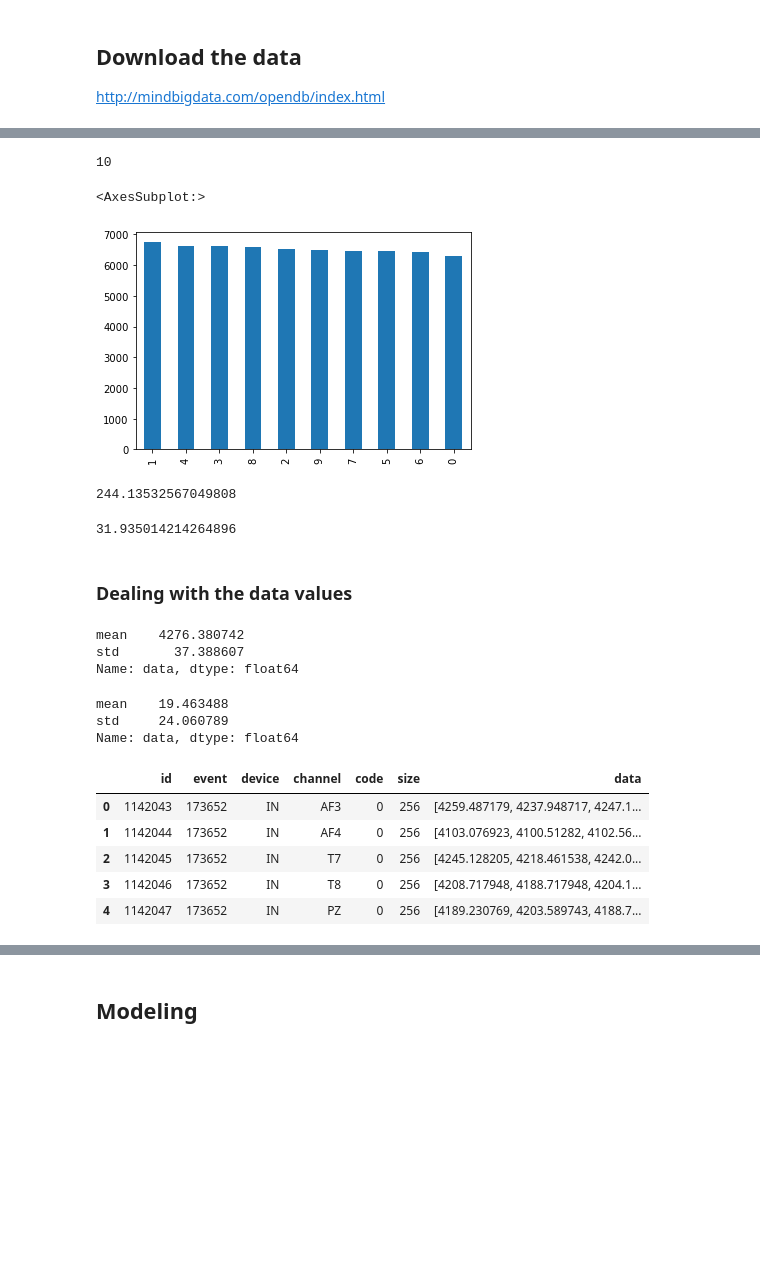
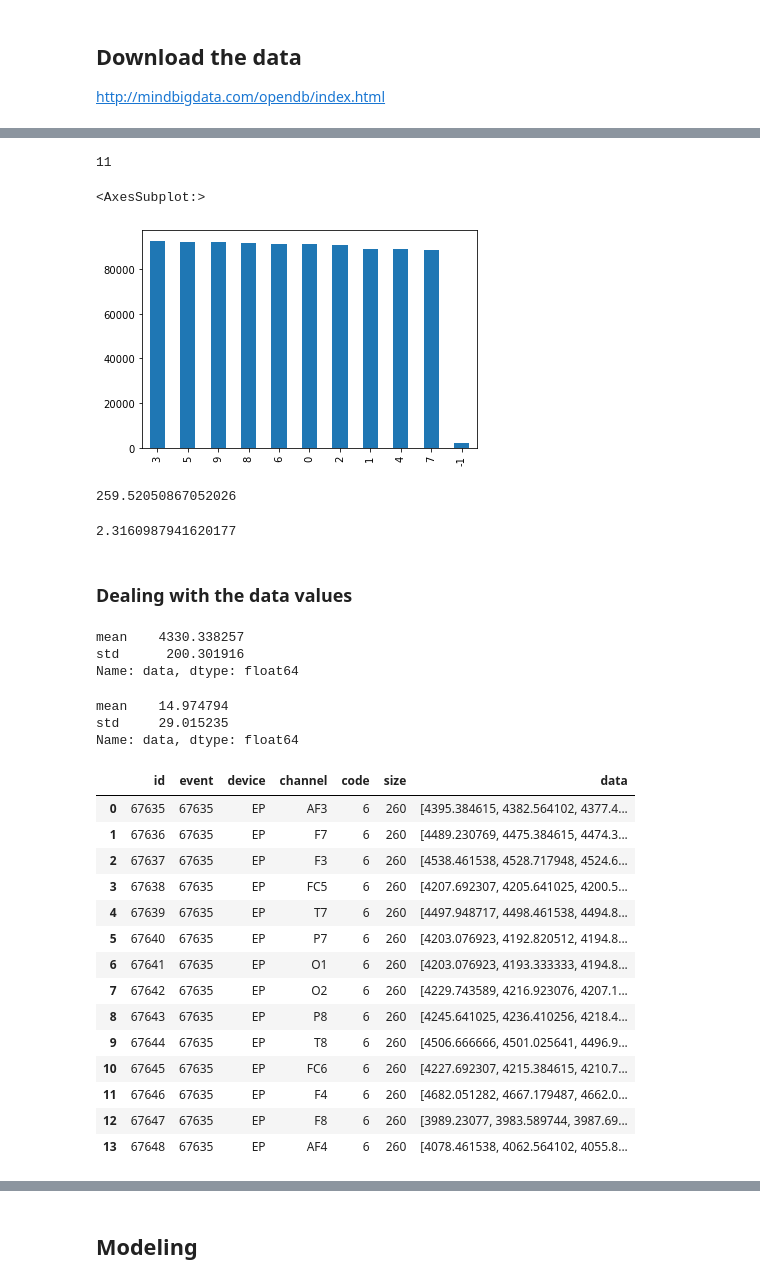
Before and after one commit to daruai/MNIST-brain-digits, a Jupyter notebook: brain-digits-periodogram.ipynb, the cells around one changed output, grey strips where cells are left out. Saved outputs shown, nothing was run; the diff lists cells and outputs as text; code cells hidden in the pictures; blank space fills up the shorter version.

```diff
--- a/brain-digits-periodogram.ipynb
+++ b/brain-digits-periodogram.ipynb
@@ -24,7 +25,7 @@ http://mindbigdata.com/opendb/index.html
 # %%
 # Load and clean data
 # %%
-PATH_DATA="DATA/IN.txt"
+PATH_DATA="DATA/EP.txt"
 
 with open(PATH_DATA,'r') as f:
     print(f.readline())
@@ -76,20 +77,22 @@ df.channel.value_counts().plot.bar()
 # %%
 df.code.nunique()
 # %% [output]
-10
+11
 # %%
 df.code.value_counts().plot.bar()
 # %% [output]
 <AxesSubplot:>
-[figure, old version]
+[figure, new version]
+# %%
+df=df.query("code!=-1")
 # %%
 df["size"].mean()
 # %% [output]
-244.13532567049808
+259.52050867052026
 # %%
 df["size"].std()
 # %% [output]
-31.935014214264896
+2.3160987941620177
 # %% [markdown]
 ### Dealing with the data values
 # %%
@@ -97,25 +100,34 @@ df.data=df.data.apply(lambda x: [float(i) for i in x.split(",")])
 # %%
 df.data.apply(np.mean).agg(["mean","std"])
 # %% [output]
-mean    4276.380742
-std       37.388607
+mean    4330.338257
+std      200.301916
 Name: data, dtype: float64
 # %%
 df.data.apply(np.std).agg(["mean","std"])
 # %% [output]
-mean    19.463488
-std     24.060789
+mean    14.974794
+std     29.015235
 Name: data, dtype: float64
 # %%
-event_id=173652
+event_id=67635
 df.query(f"event=={event_id}")
 # %% [output]
 |  | id | event | device | channel | code | size | data |
-| 0 | 1142043 | 173652 | IN | AF3 | 0 | 256 | [4259.487179, 4237.948717, 4247.1... |
-| 1 | 1142044 | 173652 | IN | AF4 | 0 | 256 | [4103.076923, 4100.51282, 4102.56... |
-| 2 | 1142045 | 173652 | IN | T7 | 0 | 256 | [4245.128205, 4218.461538, 4242.0... |
-| 3 | 1142046 | 173652 | IN | T8 | 0 | 256 | [4208.717948, 4188.717948, 4204.1... |
-| 4 | 1142047 | 173652 | IN | PZ | 0 | 256 | [4189.230769, 4203.589743, 4188.7... |
+| 0 | 67635 | 67635 | EP | AF3 | 6 | 260 | [4395.384615, 4382.564102, 4377.4... |
+| 1 | 67636 | 67635 | EP | F7 | 6 | 260 | [4489.230769, 4475.384615, 4474.3... |
+| 2 | 67637 | 67635 | EP | F3 | 6 | 260 | [4538.461538, 4528.717948, 4524.6... |
+| 3 | 67638 | 67635 | EP | FC5 | 6 | 260 | [4207.692307, 4205.641025, 4200.5... |
+| 4 | 67639 | 67635 | EP | T7 | 6 | 260 | [4497.948717, 4498.461538, 4494.8... |
+| 5 | 67640 | 67635 | EP | P7 | 6 | 260 | [4203.076923, 4192.820512, 4194.8... |
+| 6 | 67641 | 67635 | EP | O1 | 6 | 260 | [4203.076923, 4193.333333, 4194.8... |
+| 7 | 67642 | 67635 | EP | O2 | 6 | 260 | [4229.743589, 4216.923076, 4207.1... |
+| 8 | 67643 | 67635 | EP | P8 | 6 | 260 | [4245.641025, 4236.410256, 4218.4... |
+| 9 | 67644 | 67635 | EP | T8 | 6 | 260 | [4506.666666, 4501.025641, 4496.9... |
+| 10 | 67645 | 67635 | EP | FC6 | 6 | 260 | [4227.692307, 4215.384615, 4210.7... |
+| 11 | 67646 | 67635 | EP | F4 | 6 | 260 | [4682.051282, 4667.179487, 4662.0... |
+| 12 | 67647 | 67635 | EP | F8 | 6 | 260 | [3989.23077, 3983.589744, 3987.69... |
+| 13 | 67648 | 67635 | EP | AF4 | 6 | 260 | [4078.461538, 4062.564102, 4055.8... |
 # %%
 # generate times column
 df["time"]=df.apply(lambda row: list(np.arange(0,2,1/row.size)),axis=1)
```
Also changed, not shown: parts of 24 cells of this notebook, 1 other file.
